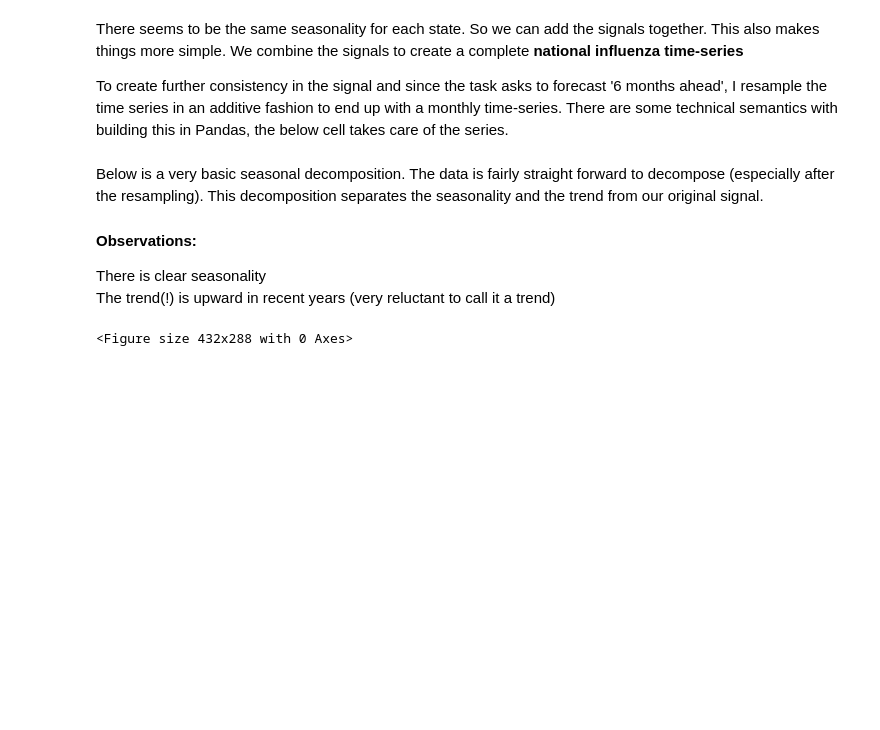
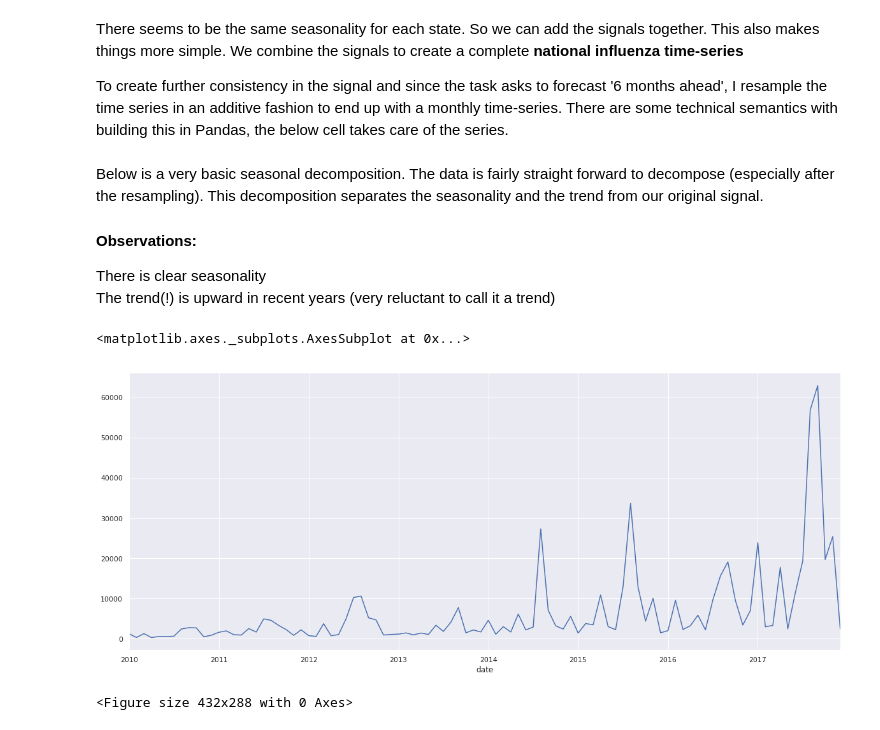
Before and after one commit to pson0001/Product, a Jupyter notebook: src/assets/influenza_au.ipynb, the cells around one changed output. Drawn from its saved outputs; the diff is of its cells as text; code cells hidden in the pictures; blank space fills up the shorter version.

```diff
--- a/src/assets/anz.ipynb
+++ b/src/assets/influenza_au.ipynb
@@ -330,6 +330,12 @@ Below is a very basic seasonal decomposition. The data is fairly straight forwar
 
 There is clear seasonality
 The trend(!) is upward in recent years (very reluctant to call it a trend)
+# %%
+plt.figure(figsize=(20,8))
+AU_influenza.plot()
+# %% [output]
+<matplotlib.axes._subplots.AxesSubplot at 0x...>
+[figure, added]
 # %%
 decomposition = seasonal_decompose(AU_influenza)
 fig = plt.figure()
```
Also changed, not shown: parts of 45 cells of this notebook, 5 other files.
